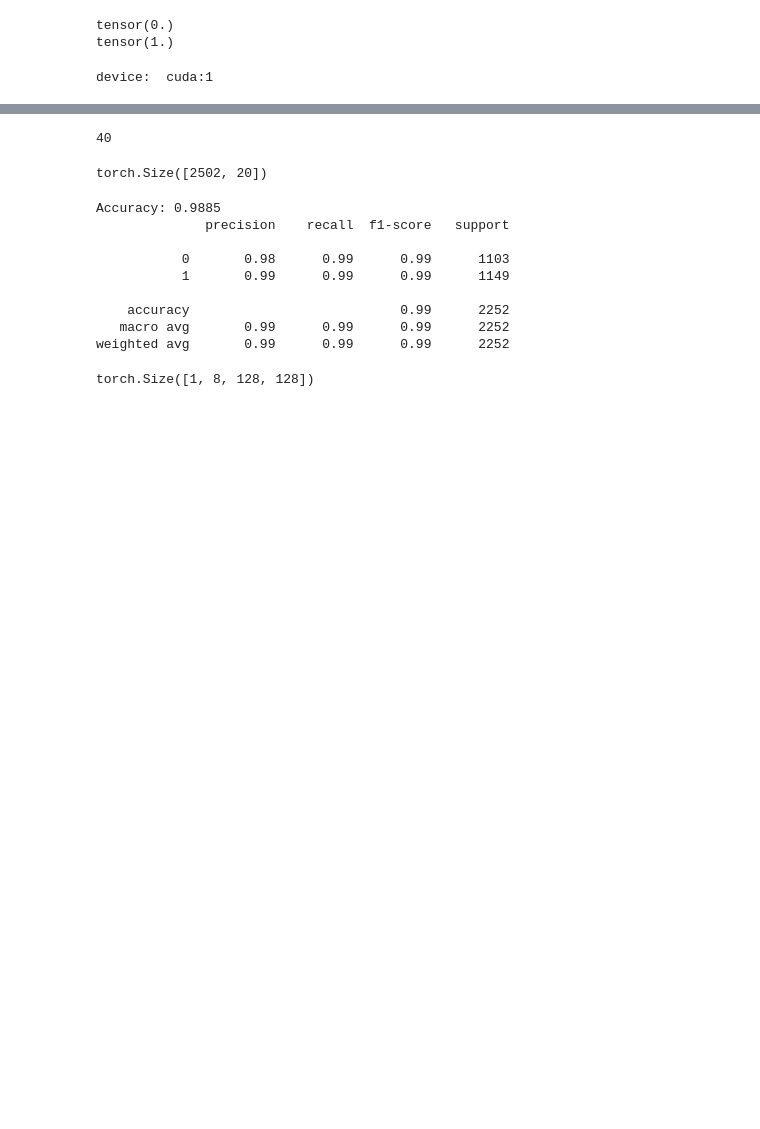
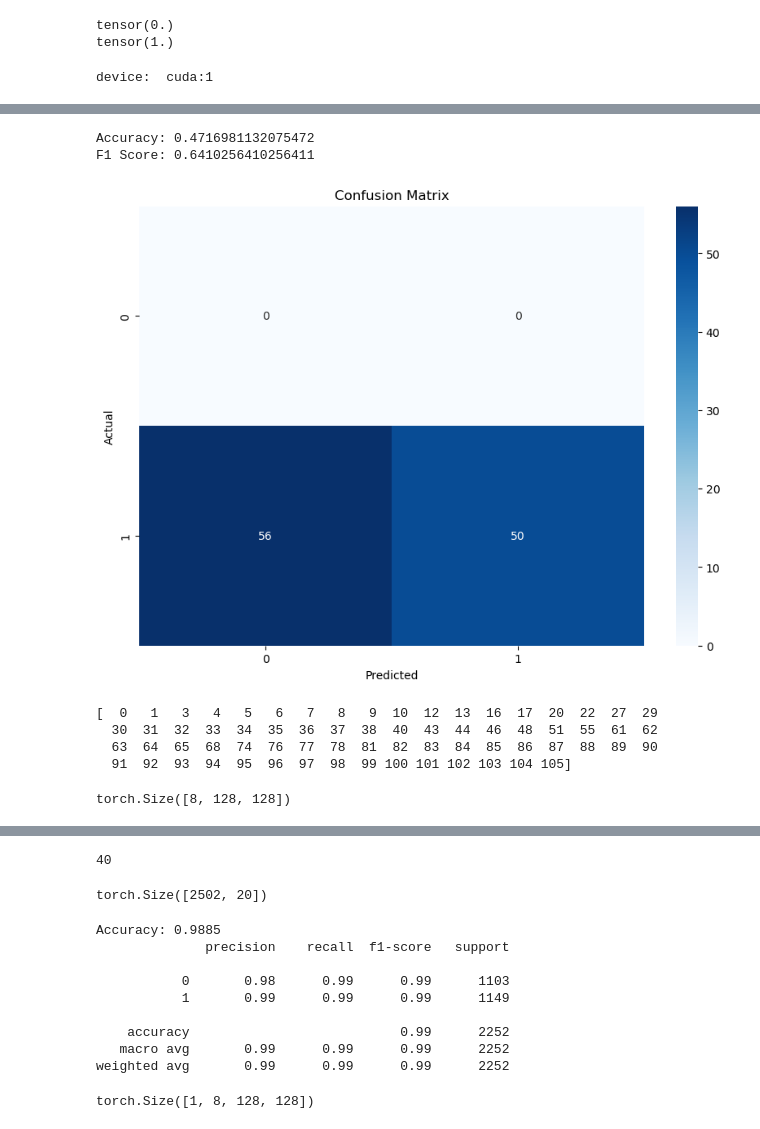
Before and after one commit to neil20030304/tremorxinyu, a Jupyter notebook: VAE.ipynb, the cells around one changed output, grey strips where cells are left out. Cells and saved outputs as stored; diff of their text form; code cells hidden in the pictures; blank space fills up the shorter version.

```diff
--- a/VAE.ipynb
+++ b/VAE.ipynb
@@ -455,0 +543,60 @@ F1 Score: 0.02877697841726619
+# %%
+test_files_tremor = test_files[:1]
+tremor_datasets = [NpyDataset(file_path, transform=transform) for file_path in test_files_tremor]
+concat_dataset = ConcatDataset(tremor_datasets)
+
+tremor_loader = DataLoader(concat_dataset , batch_size=64, shuffle=False)
+# %%
+classifier.eval()  # Set model to evaluation mode
+
+all_predictions = []
+all_labels = []
+
+with torch.no_grad():  # No need to compute gradients during evaluation
+    for data, labels in tremor_loader:
+        data, labels = data.to(device), labels.to(device)
+        mu, logvar = vae.encode(data)
+        z = vae.reparameterize(mu, logvar)
+
+        outputs = classifier(z)
+        labels = labels.float().unsqueeze(1)  # Ensure labels are in the correct shape
+        y_pred = (outputs >0.5).float()
+        y_pred = y_pred.view(-1)
+        # Store predictions and labels
+        all_predictions.extend(y_pred.cpu().numpy())  # Move to CPU and convert to numpy
+        all_labels.extend(labels.cpu().numpy())  # Move to CPU and convert to numpy
+
+# Convert lists to numpy arrays
+all_predictions = np.array(all_predictions)
+all_labels = np.array(all_labels)
+
+# Calculate accuracy
+accuracy = accuracy_score(all_labels, all_predictions)
+print(f'Accuracy: {accuracy}')
+
+# Calculate F1 score
+f1 = f1_score(all_labels, all_predictions)
+print(f'F1 Score: {f1}')
+
+# Compute confusion matrix
+conf_matrix = confusion_matrix(all_labels, all_predictions)
+
+# Plot confusion matrix using seaborn
+plt.figure(figsize=(10, 7))
+sns.heatmap(conf_matrix, annot=True, fmt='d', cmap='Blues')
+plt.xlabel('Predicted')
+plt.ylabel('Actual')
+plt.title('Confusion Matrix')
+plt.show()
+# %% [output]
+Accuracy: 0.4716981132075472
+F1 Score: 0.6410256410256411
+[figure, added]
+# %%
+different_indices = np.where(all_predictions ==0)[0]
+print(different_indices)
+# %% [output]
+[  0   1   3   4   5   6   7   8   9  10  12  13  16  17  20  22  27  29
+  30  31  32  33  34  35  36  37  38  40  43  44  46  48  51  55  61  62
+  63  64  65  68  74  76  77  78  81  82  83  84  85  86  87  88  89  90
+  91  92  93  94  95  96  97  98  99 100 101 102 103 104 105]
@@ -455,0 +617,4 @@ F1 Score: 0.02877697841726619
+# %%
+data_points[1].shape
+# %% [output]
+torch.Size([8, 128, 128])
```
Also changed, not shown: parts of 18 cells of this notebook, 2 other files.
